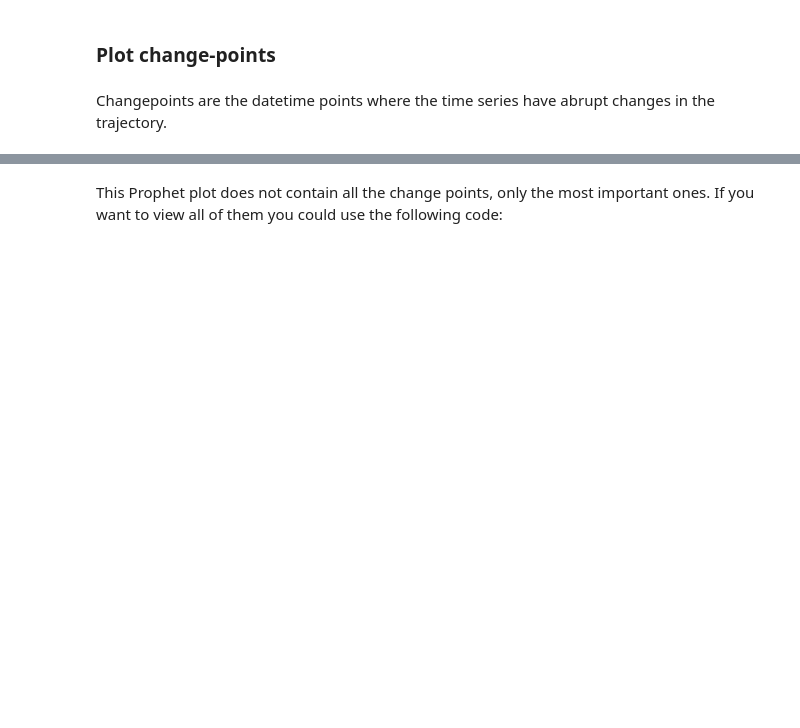
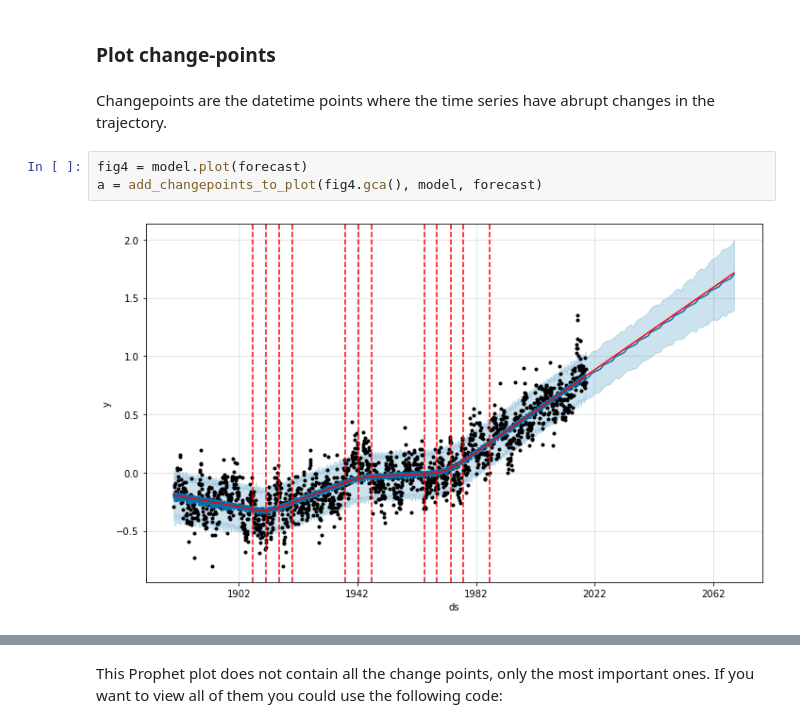
Before and after one commit to Ironhack-Data-Madrid-Octubre-2021/apuntes_clase, a Jupyter notebook: semana_07/Time-Series-Prophet/Notebooks/1- Time-Series.ipynb, the cells around one changed output, grey strips where cells are left out. Drawn from its saved outputs; the diff is of its cells as text; blank space fills up the shorter version.

```diff
--- a/semana_07/Time-Series-Prophet/Notebooks/1- Time-Series.ipynb
+++ b/semana_07/Time-Series-Prophet/Notebooks/1- Time-Series.ipynb
@@ -138,3 +217,8 @@ As we can see it is very easy to start and get a reasonable forecast model on yo
 ### Plot change-points
 # %% [markdown]
 Changepoints are the datetime points where the time series have abrupt changes in the trajectory.
+# %%
+fig4 = model.plot(forecast)
+a = add_changepoints_to_plot(fig4.gca(), model, forecast)
+# %% [output]
+[figure, added]
```
Also changed, not shown: parts of 34 cells of this notebook, 5 other files.
